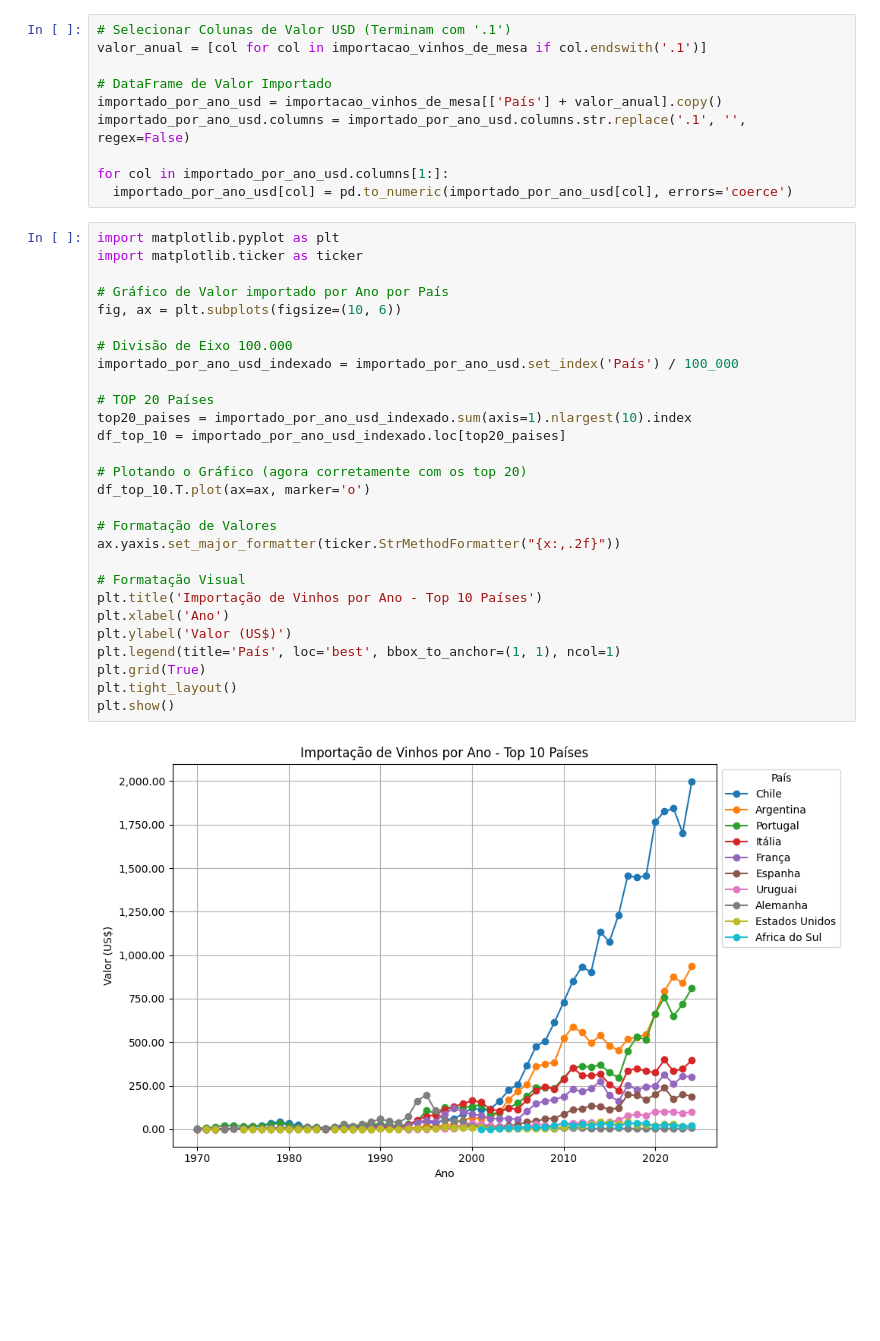
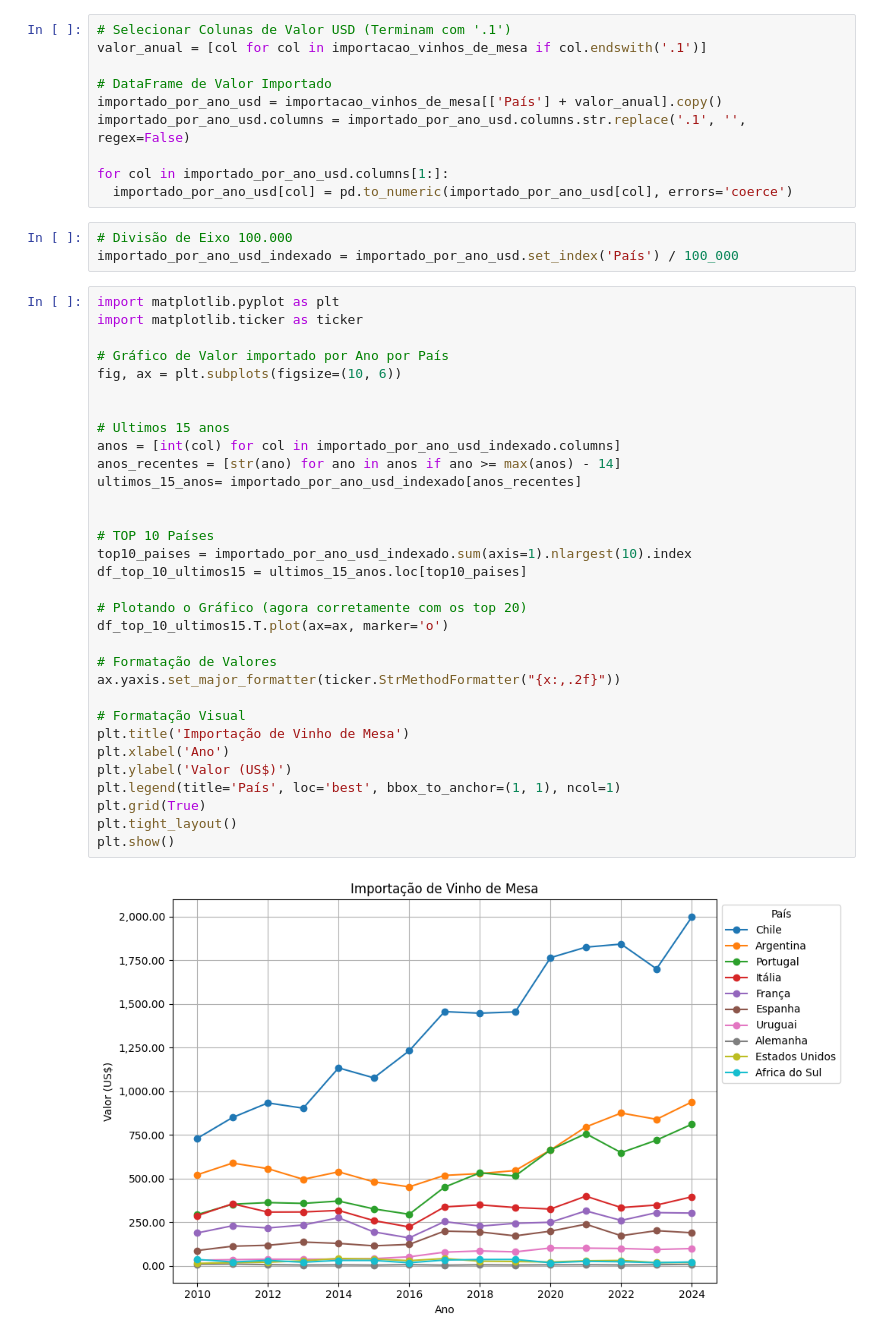
Before and after one commit to Mathzera06/challenge-1, a Jupyter notebook: Analise_importacao_usd.ipynb, the cells around one changed output. Saved outputs shown, nothing was run; the diff lists cells and outputs as text; blank space fills up the shorter version.

Commit message:
Exportação de Vinho de Mesa - TOP 10 Países

```diff
--- a/Analise_importacao_usd.ipynb
+++ b/Analise_importacao_usd.ipynb
@@ -19,33 +19,40 @@ importado_por_ano_usd.columns = importado_por_ano_usd.columns.str.replace('.1',
 
 for col in importado_por_ano_usd.columns[1:]:
   importado_por_ano_usd[col] = pd.to_numeric(importado_por_ano_usd[col], errors='coerce')
+# %%
+# Divisão de Eixo 100.000
+importado_por_ano_usd_indexado = importado_por_ano_usd.set_index('País') / 100_000
 # %%
 import matplotlib.pyplot as plt
 import matplotlib.ticker as ticker
 
 # Gráfico de Valor importado por Ano por País
 fig, ax = plt.subplots(figsize=(10, 6))
 
-# Divisão de Eixo 100.000
-importado_por_ano_usd_indexado = importado_por_ano_usd.set_index('País') / 100_000
 
-# TOP 20 Países
-top20_paises = importado_por_ano_usd_indexado.sum(axis=1).nlargest(10).index
-df_top_10 = importado_por_ano_usd_indexado.loc[top20_paises]
+# Ultimos 15 anos
+anos = [int(col) for col in importado_por_ano_usd_indexado.columns]
+anos_recentes = [str(ano) for ano in anos if ano >= max(anos) - 14]
+ultimos_15_anos= importado_por_ano_usd_indexado[anos_recentes]
+
+
+# TOP 10 Países
+top10_paises = importado_por_ano_usd_indexado.sum(axis=1).nlargest(10).index
+df_top_10_ultimos15 = ultimos_15_anos.loc[top10_paises]
 
 # Plotando o Gráfico (agora corretamente com os top 20)
-df_top_10.T.plot(ax=ax, marker='o')
+df_top_10_ultimos15.T.plot(ax=ax, marker='o')
 
 # Formatação de Valores
 ax.yaxis.set_major_formatter(ticker.StrMethodFormatter("{x:,.2f}"))
 
 # Formatação Visual
-plt.title('Importação de Vinhos por Ano - Top 10 Países')
+plt.title('Importação de Vinho de Mesa')
 plt.xlabel('Ano')
 plt.ylabel('Valor (US$)')
 plt.legend(title='País', loc='best', bbox_to_anchor=(1, 1), ncol=1)
 plt.grid(True)
 plt.tight_layout()
 plt.show()
 # %% [output]
-[figure, old version]
+[figure, new version]
```
